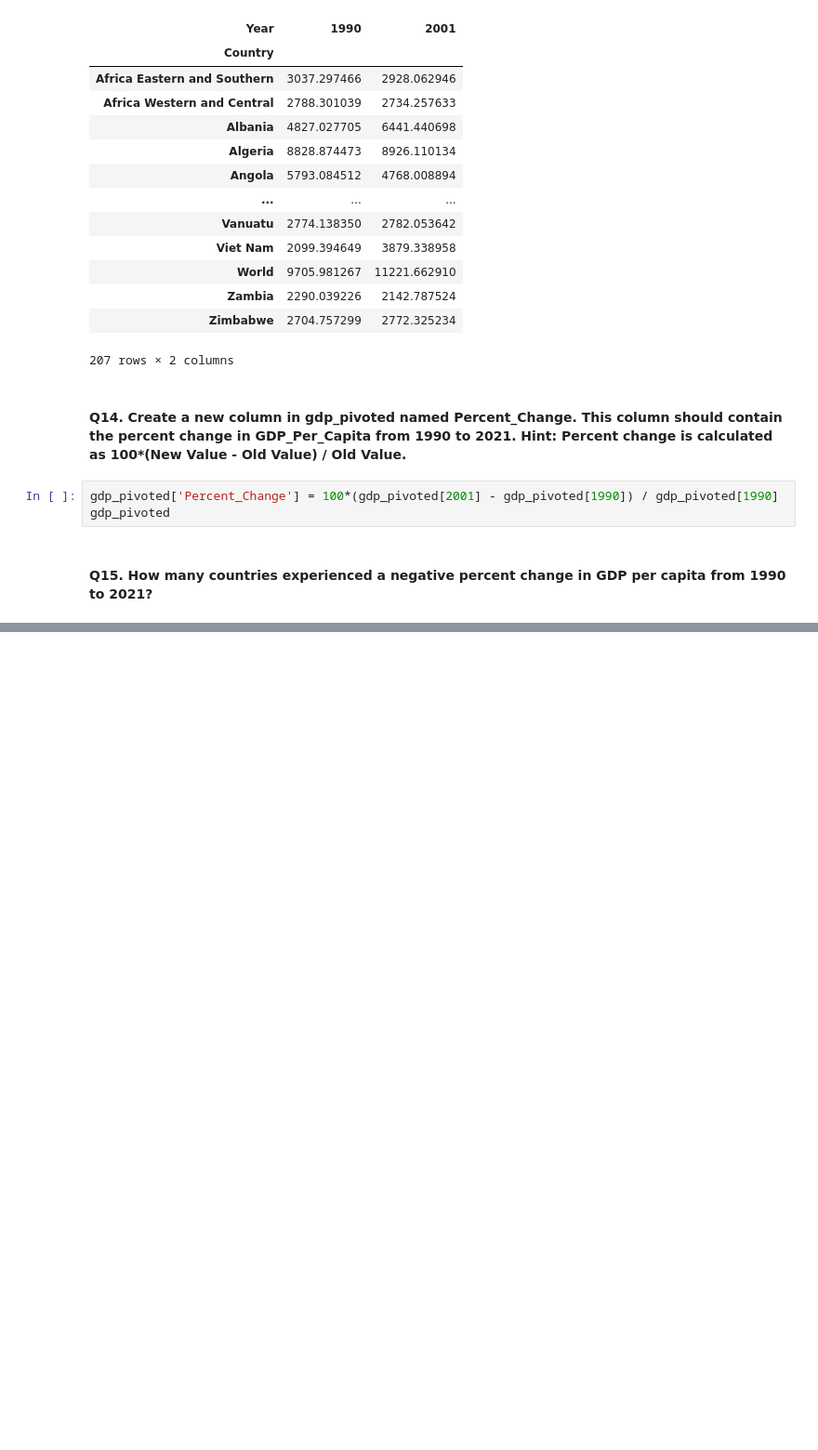
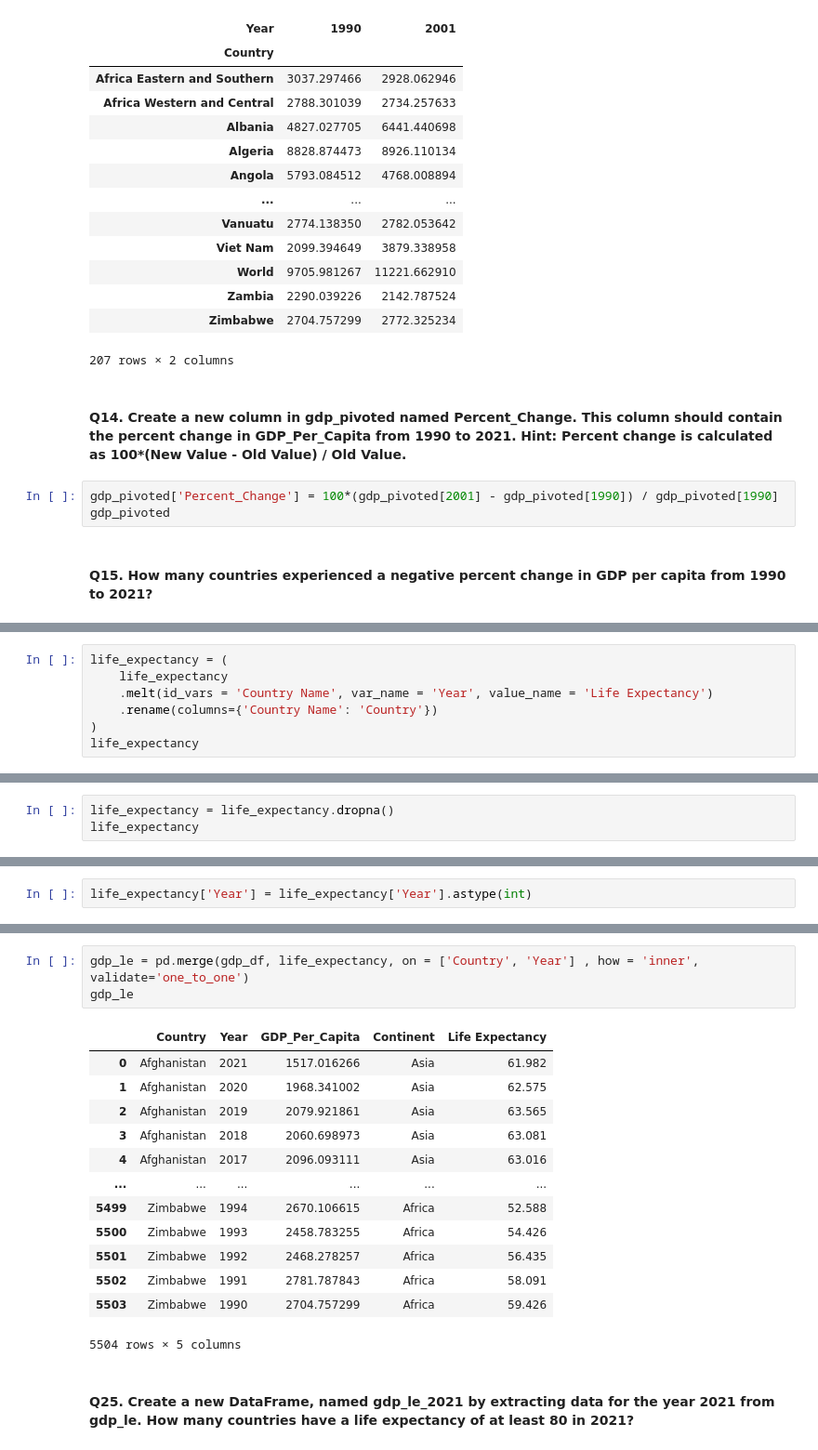
Before and after one commit to nss-data-science-cohort-8/un-exploration-mariacancodenow, a Jupyter notebook: notebooks/UN_Data_Exploration.ipynb, the cells around one changed output, grey strips where cells are left out. Shown: that part at 93% size. Drawn from its saved outputs; the diff is of its cells as text; blank space fills up the shorter version.

```diff
--- a/notebooks/UN_Data_Exploration.ipynb
+++ b/notebooks/UN_Data_Exploration.ipynb
@@ -226,0 +407,7 @@ gdp_pivoted['Percent_Change'].agg(lambda x: sum(x < 0))
+# %%
+life_expectancy = (
+    life_expectancy
+    .melt(id_vars = 'Country Name', var_name = 'Year', value_name = 'Life Expectancy')
+    .rename(columns={'Country Name': 'Country'})
+)
+life_expectancy
@@ -226,0 +445,3 @@ gdp_pivoted['Percent_Change'].agg(lambda x: sum(x < 0))
+# %%
+life_expectancy = life_expectancy.dropna()
+life_expectancy
@@ -226,0 +480,2 @@ gdp_pivoted['Percent_Change'].agg(lambda x: sum(x < 0))
+# %%
+life_expectancy['Year'] = life_expectancy['Year'].astype(int)
@@ -226,0 +517,19 @@ gdp_pivoted['Percent_Change'].agg(lambda x: sum(x < 0))
+# %%
+gdp_le = pd.merge(gdp_df, life_expectancy, on = ['Country', 'Year'] , how = 'inner', validate='one_to_one')
+gdp_le
+# %% [output]
+|  | Country | Year | GDP_Per_Capita | Continent | Life Expectancy |
+| 0 | Afghanistan | 2021 | 1517.016266 | Asia | 61.982 |
+| 1 | Afghanistan | 2020 | 1968.341002 | Asia | 62.575 |
+| 2 | Afghanistan | 2019 | 2079.921861 | Asia | 63.565 |
+| 3 | Afghanistan | 2018 | 2060.698973 | Asia | 63.081 |
+| 4 | Afghanistan | 2017 | 2096.093111 | Asia | 63.016 |
+| ... | ... | ... | ... | ... | ... |
+| 5499 | Zimbabwe | 1994 | 2670.106615 | Africa | 52.588 |
+| 5500 | Zimbabwe | 1993 | 2458.783255 | Africa | 54.426 |
+| 5501 | Zimbabwe | 1992 | 2468.278257 | Africa | 56.435 |
+| 5502 | Zimbabwe | 1991 | 2781.787843 | Africa | 58.091 |
+| 5503 | Zimbabwe | 1990 | 2704.757299 | Africa | 59.426 |
+5504 rows × 5 columns
+# %% [markdown]
+#### Q25. Create a new DataFrame, named gdp_le_2021 by extracting data for the year 2021 from gdp_le. How many countries have a life expectancy of at least 80 in 2021?
```
Also changed, not shown: parts of 46 cells of this notebook.
